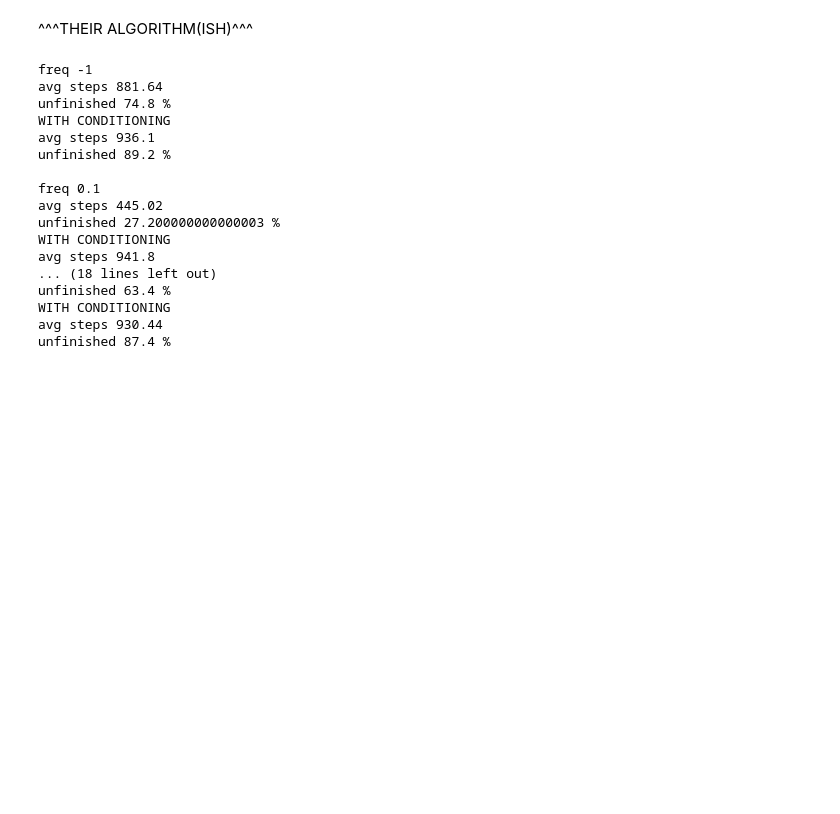
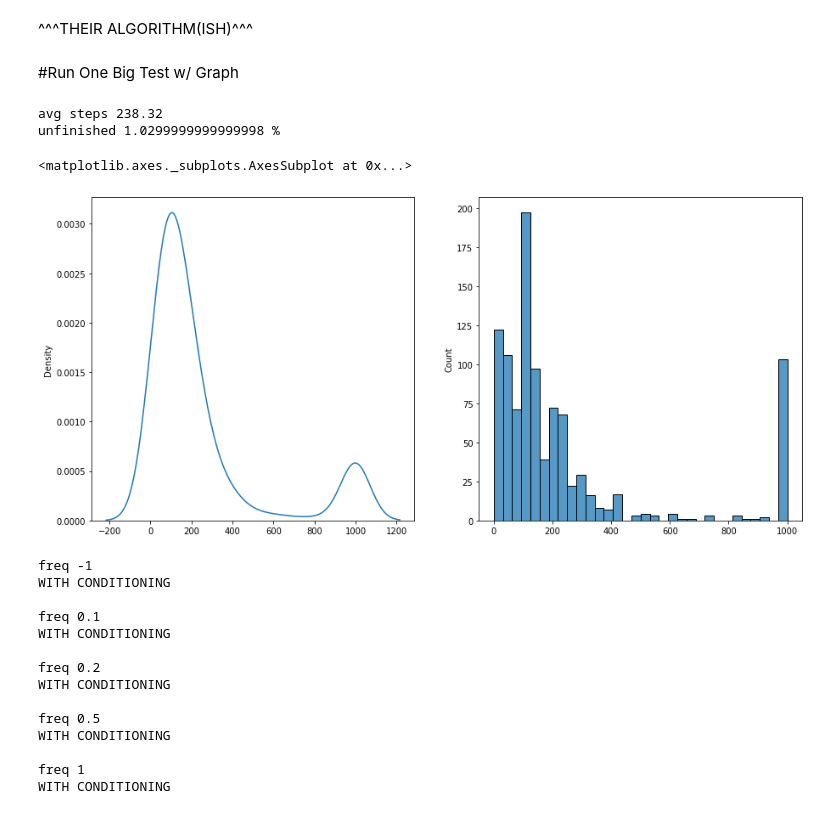
Before and after one commit to Daniel-Packer/eigenvector-retrieval, a Jupyter notebook: Algorithm_Notebook.ipynb, the cells around one changed output. Cells and saved outputs as stored; diff of their text form; code cells hidden in the pictures; blank space fills up the shorter version.

```diff
--- a/Algorithm_Notebook.ipynb
+++ b/Algorithm_Notebook.ipynb
@@ -98,8 +101,9 @@ def K_step(eigenvec_abs, v, ell, M, i, conditioning):
   ell (l) is the eigenvalue
   """
   d = len(v)
-  i = i%d
-  #i = np.choice(d) makes it random
+  #i = i% (old way)
+  i = np.random.choice(d)
+  #picks a random number from a 1D array created like np.arange(d)
   w = M.get_row(i)-(ell*((np.eye(d))[i, :]))
 
   if conditioning:
@@ -154,7 +159,7 @@ def score(v_current, epsilon):
 # %% [markdown]
 ^^^THEIR ALGORITHM(ISH)^^^
 # %%
-def big_test(d, k, n_iter, x, rounding_freq, conditioning):
+def big_test(d, k, n_iter, x, rounding_freq, conditioning, random_rounding):
 
   sum = 0
   unfinished = 0
@@ -162,47 +167,70 @@ def big_test(d, k, n_iter, x, rounding_freq, conditioning):
   #run x amount of times
   for i in range(x):
     v_init, M, ell, eigenvec_abs, epsilon = generate_problem(d, k)
-    v, steps_taken = K_algorithm(v_init, M, ell, eigenvec_abs, epsilon, n_iter, rounding_freq, conditioning)
+    v, steps_taken = K_algorithm(v_init, M, ell, eigenvec_abs, epsilon, n_iter, rounding_freq, conditioning, random_rounding)
     steps_taken_list.append(steps_taken)
     if (steps_taken==n_iter):
       unfinished += 1
       #print unfinished runs
       #print(v, score(v, epsilon), stepsTaken)
-  avg = np.mean(steps_taken_list)
   unfinished = unfinished/x * 100
-  print("avg steps", avg)
-  print("unfinished", unfinished, "%")
   return steps_taken_list, unfinished
+# %% [markdown]
+#Run One Big Test w/ Graph
+# %%
+d, k = 10, 2
+n_iter = 1000
+x = 1000
+#run x amount of times
+conditioning = False
+random_rounding = False
+rounding_freq = 0.1
+steps_taken_list, num_unfinished = big_test(d, k, n_iter, x, rounding_freq, conditioning, random_rounding)
+print("avg steps", np.mean(steps_taken_list))
+print("unfinished", num_unfinished/x*100, "%")
+
+fig, ax = plt.subplots(1, 2, figsize=(15,7))
+#make a 1 by 2 array of axis, put them in the fig object (of size 10 x 5 inches? pixels? )
+#ax is the list of axis
+
+#rounding is what gets you stuck in loops!!
+
+sns.kdeplot(x=steps_taken_list, ax=ax[0])
+sns.histplot(x=steps_taken_list, ax=ax[1])
+# %% [output]
+avg steps 238.32
+unfinished 1.0299999999999998 %
+<matplotlib.axes._subplots.AxesSubplot at 0x...>
+[figure, added]
 # %%
 #RUN A BUNCH OF BIG TESTS DIFF ROUNDING FREQ
-d, k = 20, 2
+d, k = 15, 2
 n_iter = 1000
-x = 500
+x = 100
 #run x amount of times
 conditioning = False
+random_rounding = False
 freq_to_test = [-1, 0.1, 0.2, 0.5, 1]
+
 
 for i in range(len(freq_to_test)):
   print("freq", freq_to_test[i])
-  big_test(d, k, n_iter, x, freq_to_test[i], False)
+  big_test(d, k, n_iter, x, freq_to_test[i], False, random_rounding)
   print("WITH CONDITIONING")
-  big_test(d, k, n_iter, x, freq_to_test[i], True)
+  big_test(d, k, n_iter, x, freq_to_test[i], True, random_rounding)
   print("")
 # %% [output]
 freq -1
-avg steps 881.64
-unfinished 74.8 %
 WITH CONDITIONING
-avg steps 936.1
-unfinished 89.2 %
 
 freq 0.1
-avg steps 445.02
-unfinished 27.200000000000003 %
 WITH CONDITIONING
-avg steps 941.8
-... (18 lines left out)
-unfinished 63.4 %
+
+freq 0.2
 WITH CONDITIONING
-avg steps 930.44
-unfinished 87.4 %
+
+freq 0.5
+WITH CONDITIONING
+
+freq 1
+WITH CONDITIONING
```
Also changed, not shown: parts of 7 cells of this notebook.
